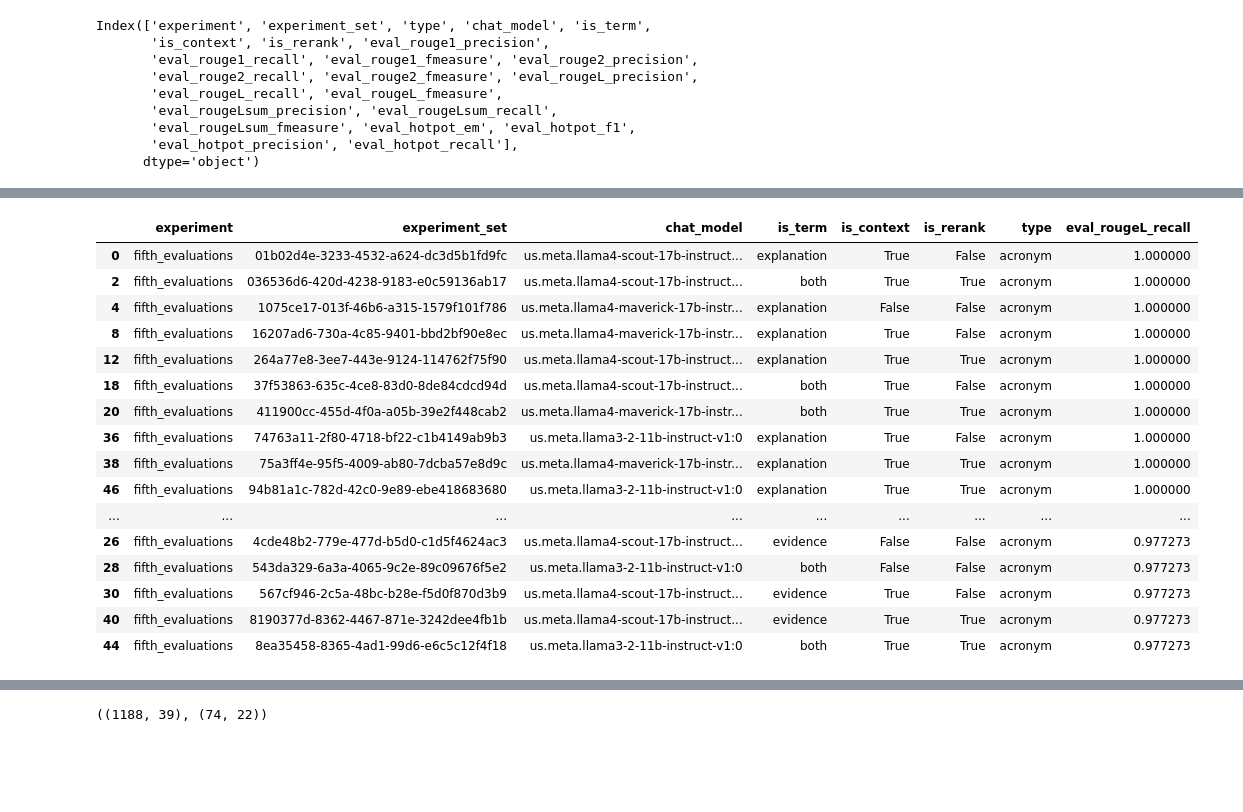
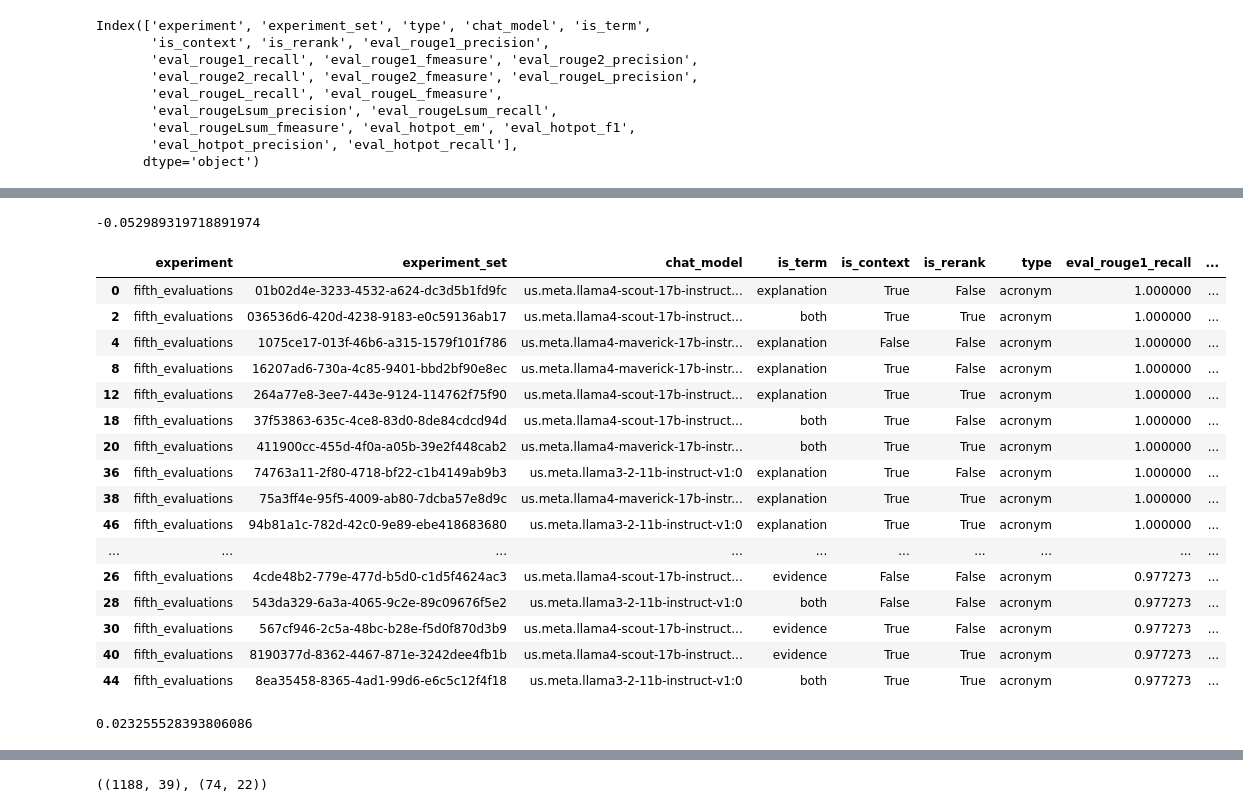
Before and after one commit to datanooblol/broai-arai, a Jupyter notebook: backend/02-new_onlineflow.ipynb, the cells around one changed output, grey strips where cells are left out. Saved outputs shown, nothing was run; the diff lists cells and outputs as text; code cells hidden in the pictures; blank space fills up the shorter version.

```diff
--- a/backend/02-new_onlineflow.ipynb
+++ b/backend/02-new_onlineflow.ipynb
@@ -162,6 +162,10 @@ def load_evaluations_to_dataframe(evaluations_dir="./experiments/sixth_evaluatio
 # %%
 df = load_evaluations_to_dataframe()
 # %%
-df = pd.concat([load_evaluations_to_dataframe(exp) for exp in ['./experiments/fifth_evaluations', './experiments/sixth_evaluations']], axis=0, ignore_index=True)
+experiments = [
+    './experiments/fifth_evaluations',
+    # './experiments/sixth_evaluations'
+]
+df = pd.concat([load_evaluations_to_dataframe(exp) for exp in experiments], axis=0, ignore_index=True)
 df.shape
 # %% [output]
@@ -237,3 +253,6 @@ Index(['experiment', 'experiment_set', 'type', 'chat_model', 'is_term',
       dtype='object')
 # %%
 target_cols = ['experiment', 'experiment_set', 'chat_model', 'is_term', 'is_context', 'is_rerank', 'type']
+# %%
+cols = list(grp.columns[grp.columns.str.endswith("_recall")])
+cols
@@ -274,35 +298,47 @@ grp.loc[:, target_cols[:-1]+[col]].nlargest(20, col)
+# %%
+new = 0.808928
+old = 0.854191
+((new-old)/old)
+# %% [output]
+-0.052989319718891974
 # %%
 grp_col = [
     'experiment',
     'experiment_set',
     'type',
     'chat_model',
     'is_term',
     'is_context',
     'is_rerank',
 ]
 grp = average_evaluation_metrics_by_experiment_set(df, grp_col=grp_col)
 
 mask = grp['type'] == 'acronym'
-col = f'eval_{metric}_{_metric_typ}'.format(metric=metric, _metric_typ=_metric_typ)
-grp.loc[mask, target_cols+[col]].nlargest(20, col)
+# col = f'eval_{metric}_{_metric_typ}'.format(metric=metric, _metric_typ=_metric_typ)
+grp.loc[mask, target_cols+cols].nlargest(20, col)
 # %% [output]
-|  | experiment | experiment_set | chat_model | is_term | is_context | is_rerank | type | eval_rougeL_recall |
-| 0 | fifth_evaluations | 01b02d4e-3233-4532-a624-dc3d5b1fd9fc | us.meta.llama4-scout-17b-instruct... | explanation | True | False | acronym | 1.000000 |
-| 2 | fifth_evaluations | 036536d6-420d-4238-9183-e0c59136ab17 | us.meta.llama4-scout-17b-instruct... | both | True | True | acronym | 1.000000 |
-| 4 | fifth_evaluations | 1075ce17-013f-46b6-a315-1579f101f786 | us.meta.llama4-maverick-17b-instr... | explanation | False | False | acronym | 1.000000 |
-| 8 | fifth_evaluations | 16207ad6-730a-4c85-9401-bbd2bf90e8ec | us.meta.llama4-maverick-17b-instr... | explanation | True | False | acronym | 1.000000 |
-| 12 | fifth_evaluations | 264a77e8-3ee7-443e-9124-114762f75f90 | us.meta.llama4-scout-17b-instruct... | explanation | True | True | acronym | 1.000000 |
-| 18 | fifth_evaluations | 37f53863-635c-4ce8-83d0-8de84cdcd94d | us.meta.llama4-scout-17b-instruct... | both | True | False | acronym | 1.000000 |
-| 20 | fifth_evaluations | 411900cc-455d-4f0a-a05b-39e2f448cab2 | us.meta.llama4-maverick-17b-instr... | both | True | True | acronym | 1.000000 |
-| 36 | fifth_evaluations | 74763a11-2f80-4718-bf22-c1b4149ab9b3 | us.meta.llama3-2-11b-instruct-v1:0 | explanation | True | False | acronym | 1.000000 |
-| 38 | fifth_evaluations | 75a3ff4e-95f5-4009-ab80-7dcba57e8d9c | us.meta.llama4-maverick-17b-instr... | explanation | True | True | acronym | 1.000000 |
-| 46 | fifth_evaluations | 94b81a1c-782d-42c0-9e89-ebe418683680 | us.meta.llama3-2-11b-instruct-v1:0 | explanation | True | True | acronym | 1.000000 |
-| ... | ... | ... | ... | ... | ... | ... | ... | ... |
-| 26 | fifth_evaluations | 4cde48b2-779e-477d-b5d0-c1d5f4624ac3 | us.meta.llama4-scout-17b-instruct... | evidence | False | False | acronym | 0.977273 |
-| 28 | fifth_evaluations | 543da329-6a3a-4065-9c2e-89c09676f5e2 | us.meta.llama3-2-11b-instruct-v1:0 | both | False | False | acronym | 0.977273 |
-| 30 | fifth_evaluations | 567cf946-2c5a-48bc-b28e-f5d0f870d3b9 | us.meta.llama4-scout-17b-instruct... | evidence | True | False | acronym | 0.977273 |
-| 40 | fifth_evaluations | 8190377d-8362-4467-871e-3242dee4fb1b | us.meta.llama4-scout-17b-instruct... | evidence | True | True | acronym | 0.977273 |
-| 44 | fifth_evaluations | 8ea35458-8365-4ad1-99d6-e6c5c12f4f18 | us.meta.llama3-2-11b-instruct-v1:0 | both | True | True | acronym | 0.977273 |
+|  | experiment | experiment_set | chat_model | is_term | is_context | is_rerank | type | eval_rouge1_recall | ... |
+| 0 | fifth_evaluations | 01b02d4e-3233-4532-a624-dc3d5b1fd9fc | us.meta.llama4-scout-17b-instruct... | explanation | True | False | acronym | 1.000000 | ... |
+| 2 | fifth_evaluations | 036536d6-420d-4238-9183-e0c59136ab17 | us.meta.llama4-scout-17b-instruct... | both | True | True | acronym | 1.000000 | ... |
+| 4 | fifth_evaluations | 1075ce17-013f-46b6-a315-1579f101f786 | us.meta.llama4-maverick-17b-instr... | explanation | False | False | acronym | 1.000000 | ... |
+| 8 | fifth_evaluations | 16207ad6-730a-4c85-9401-bbd2bf90e8ec | us.meta.llama4-maverick-17b-instr... | explanation | True | False | acronym | 1.000000 | ... |
+| 12 | fifth_evaluations | 264a77e8-3ee7-443e-9124-114762f75f90 | us.meta.llama4-scout-17b-instruct... | explanation | True | True | acronym | 1.000000 | ... |
+| 18 | fifth_evaluations | 37f53863-635c-4ce8-83d0-8de84cdcd94d | us.meta.llama4-scout-17b-instruct... | both | True | False | acronym | 1.000000 | ... |
+| 20 | fifth_evaluations | 411900cc-455d-4f0a-a05b-39e2f448cab2 | us.meta.llama4-maverick-17b-instr... | both | True | True | acronym | 1.000000 | ... |
+| 36 | fifth_evaluations | 74763a11-2f80-4718-bf22-c1b4149ab9b3 | us.meta.llama3-2-11b-instruct-v1:0 | explanation | True | False | acronym | 1.000000 | ... |
+| 38 | fifth_evaluations | 75a3ff4e-95f5-4009-ab80-7dcba57e8d9c | us.meta.llama4-maverick-17b-instr... | explanation | True | True | acronym | 1.000000 | ... |
+| 46 | fifth_evaluations | 94b81a1c-782d-42c0-9e89-ebe418683680 | us.meta.llama3-2-11b-instruct-v1:0 | explanation | True | True | acronym | 1.000000 | ... |
+| ... | ... | ... | ... | ... | ... | ... | ... | ... | ... |
+| 26 | fifth_evaluations | 4cde48b2-779e-477d-b5d0-c1d5f4624ac3 | us.meta.llama4-scout-17b-instruct... | evidence | False | False | acronym | 0.977273 | ... |
+| 28 | fifth_evaluations | 543da329-6a3a-4065-9c2e-89c09676f5e2 | us.meta.llama3-2-11b-instruct-v1:0 | both | False | False | acronym | 0.977273 | ... |
+| 30 | fifth_evaluations | 567cf946-2c5a-48bc-b28e-f5d0f870d3b9 | us.meta.llama4-scout-17b-instruct... | evidence | True | False | acronym | 0.977273 | ... |
+| 40 | fifth_evaluations | 8190377d-8362-4467-871e-3242dee4fb1b | us.meta.llama4-scout-17b-instruct... | evidence | True | True | acronym | 0.977273 | ... |
+| 44 | fifth_evaluations | 8ea35458-8365-4ad1-99d6-e6c5c12f4f18 | us.meta.llama3-2-11b-instruct-v1:0 | both | True | True | acronym | 0.977273 | ... |
+# %%
+new = 1
+old = 0.977273
+((new-old)/old)
+# %% [output]
+0.023255528393806086
 # %%
 mask = grp['type'] != 'acronym'
```
Also changed, not shown: parts of 13 cells of this notebook, 1 other file.
